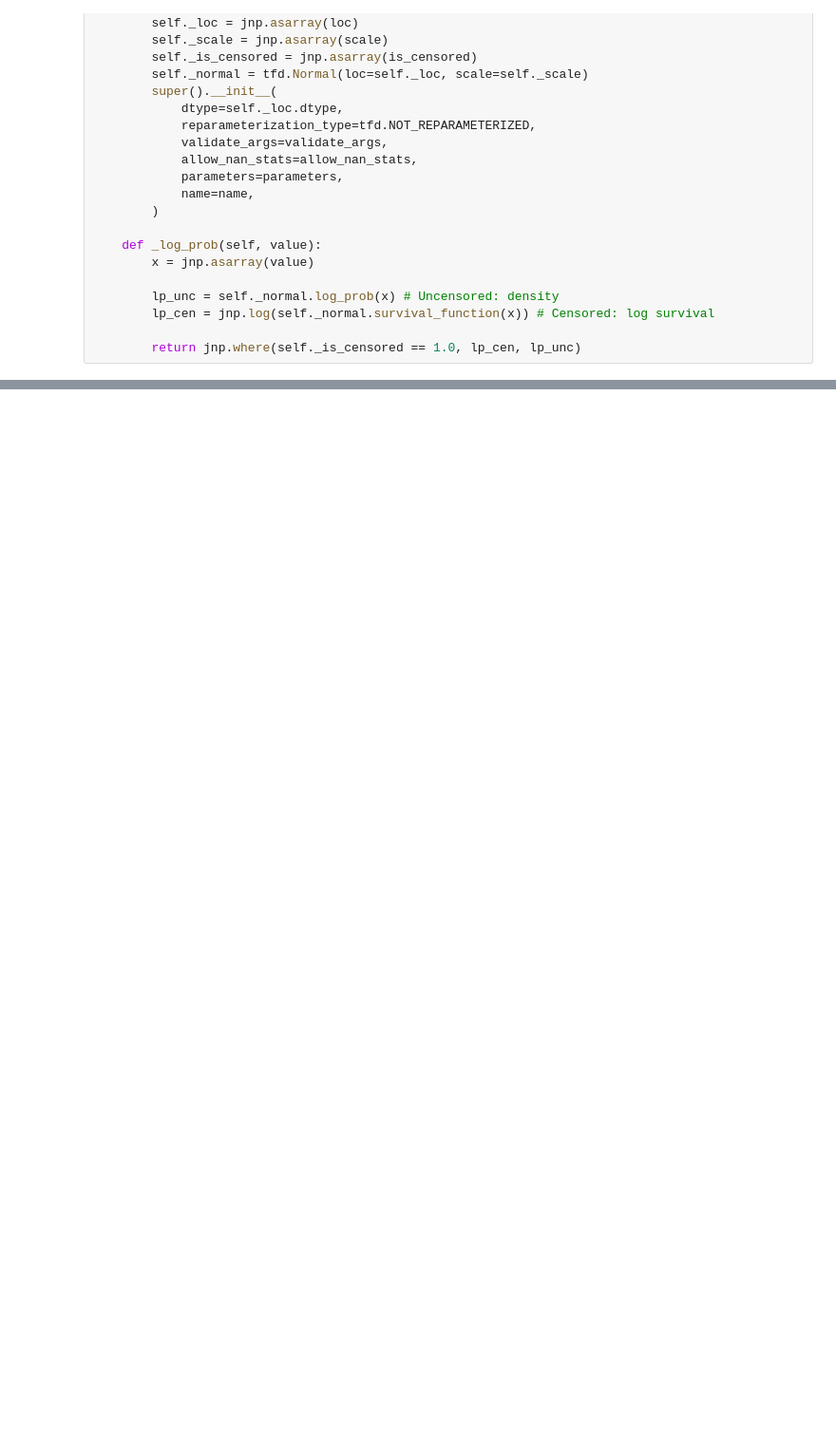
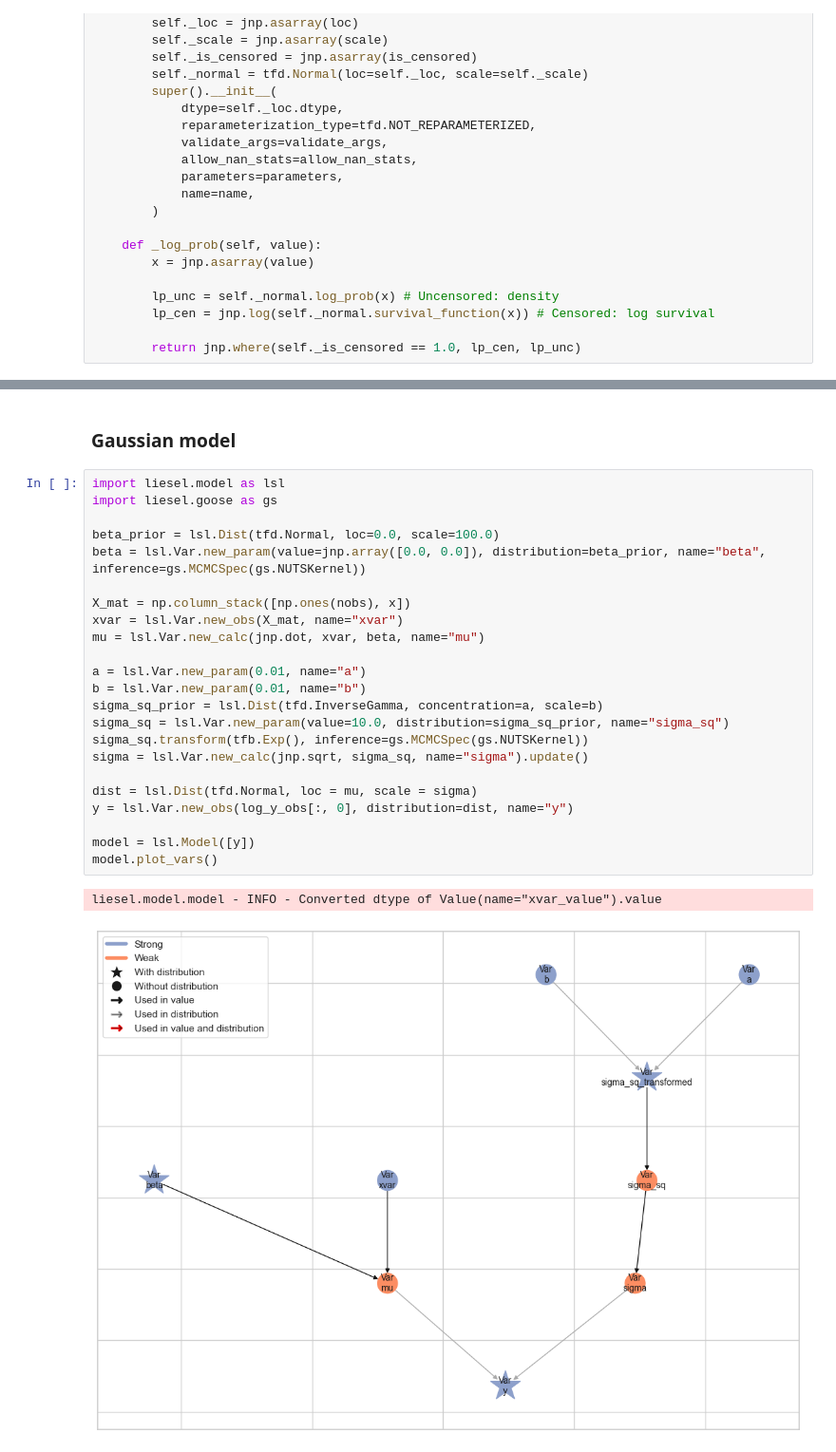
Before and after one commit to liesel-devs/statistics-retreat-2025, a Jupyter notebook: notebooks/surv_Jinbo.ipynb, the cells around one changed output, grey strips where cells are left out. Shown at 95% size. Saved outputs shown, nothing was run; the diff lists cells and outputs as text; blank space fills up the shorter version.

```diff
--- a/notebooks/surv_Jinbo.ipynb
+++ b/notebooks/surv_Jinbo.ipynb
@@ -140,0 +258,28 @@ gs.plot_param(result, "loc")
+# %% [markdown]
+### Gaussian model
+# %%
+import liesel.model as lsl
+import liesel.goose as gs
+
+beta_prior = lsl.Dist(tfd.Normal, loc=0.0, scale=100.0)
+beta = lsl.Var.new_param(value=jnp.array([0.0, 0.0]), distribution=beta_prior, name="beta", inference=gs.MCMCSpec(gs.NUTSKernel))
+
+X_mat = np.column_stack([np.ones(nobs), x])
+xvar = lsl.Var.new_obs(X_mat, name="xvar")
+mu = lsl.Var.new_calc(jnp.dot, xvar, beta, name="mu")
+
+a = lsl.Var.new_param(0.01, name="a")
+b = lsl.Var.new_param(0.01, name="b")
+sigma_sq_prior = lsl.Dist(tfd.InverseGamma, concentration=a, scale=b)
+sigma_sq = lsl.Var.new_param(value=10.0, distribution=sigma_sq_prior, name="sigma_sq")
+sigma_sq.transform(tfb.Exp(), inference=gs.MCMCSpec(gs.NUTSKernel))
+sigma = lsl.Var.new_calc(jnp.sqrt, sigma_sq, name="sigma").update()
+
+dist = lsl.Dist(tfd.Normal, loc = mu, scale = sigma)
+y = lsl.Var.new_obs(log_y_obs[:, 0], distribution=dist, name="y")
+
+model = lsl.Model([y])
+model.plot_vars()
+# %% [output]
+liesel.model.model - INFO - Converted dtype of Value(name="xvar_value").value
+[figure, added]
```
Also changed, not shown: parts of 17 cells of this notebook.
